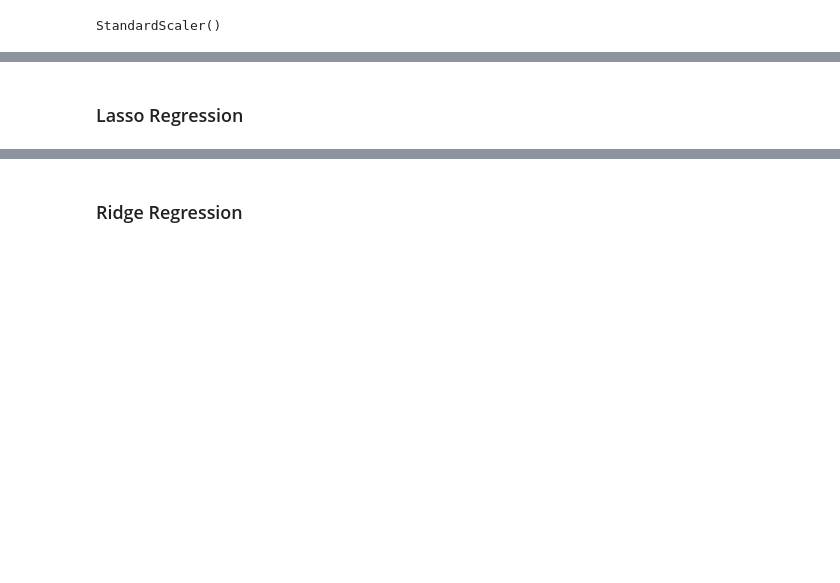
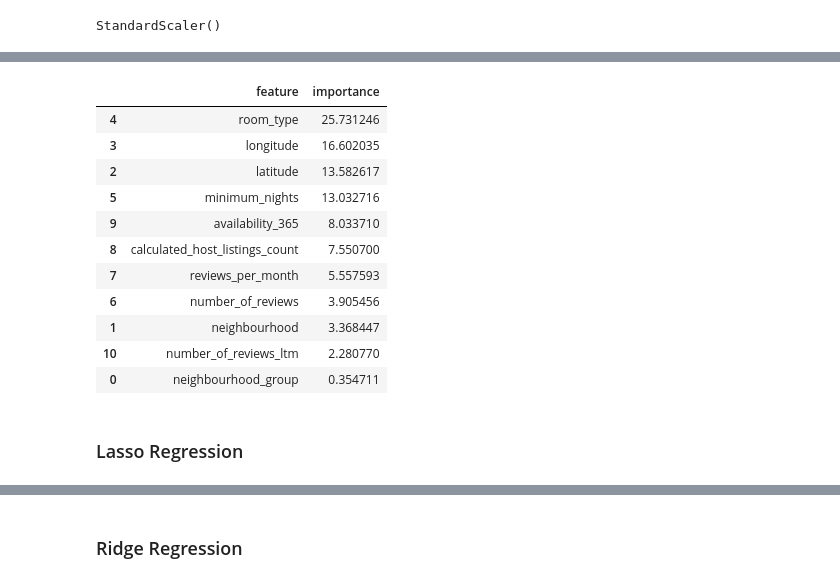
Before and after one commit to colorpool/FinalPro_NYCAirbnb, a Jupyter notebook: Airbnb_2023_11.ipynb, the cells around one changed output, grey strips where cells are left out. Cells and saved outputs as stored; diff of their text form; code cells hidden in the pictures; blank space fills up the shorter version.

```diff
--- a/Airbnb_2023_11.ipynb
+++ b/Airbnb_2023_11.ipynb
@@ -686,3 +751,21 @@ NameError: name 'DecisionTreeRegressor' is not defined
+# %%
+pd.DataFrame({'feature': X_train_scaled.columns, "importance": randomf.feature_importances_ * 100}).sort_values(
+    by='importance', ascending=False)
+# %% [output]
+|  | feature | importance |
+| 4 | room_type | 25.731246 |
+| 3 | longitude | 16.602035 |
+| 2 | latitude | 13.582617 |
+| 5 | minimum_nights | 13.032716 |
+| 9 | availability_365 | 8.033710 |
+| 8 | calculated_host_listings_count | 7.550700 |
+| 7 | reviews_per_month | 5.557593 |
+| 6 | number_of_reviews | 3.905456 |
+| 1 | neighbourhood | 3.368447 |
+| 10 | number_of_reviews_ltm | 2.280770 |
+| 0 | neighbourhood_group | 0.354711 |
+# %% [markdown]
+### Lasso Regression
 # %%
 #Find the Alpha and report best test performance for Ridge/Lasso.
 def Regularization_fit_alpha(model, X_train, y_train, X_valid, y_valid, alphas, Graph=False, logl=False):
@@ -733,8 +816,6 @@ def Regularization_fit_alpha(model, X_train, y_train, X_valid, y_valid, alphas,
         plt.show()
 
     return [best_alpha, best_R2, best_coefs]
-# %% [markdown]
-### Lasso Regression
 # %%
 alphas_scaled = np.exp(np.linspace(-5, 10, 10000))  #exponential range of possible alphas
 [alpha_optimal, best_R2, best_coefs] = Regularization_fit_alpha(2, X_train_scaled.iloc[:, 1:], y_train,
```
Also changed, not shown: parts of 21 cells of this notebook, 1 other file.
